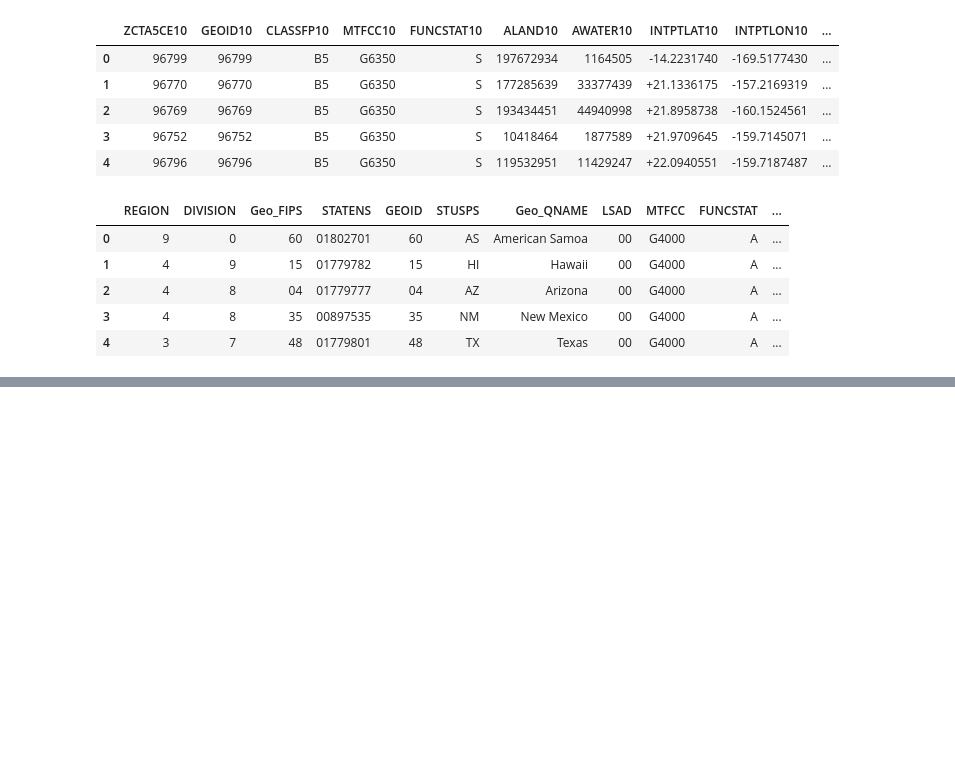
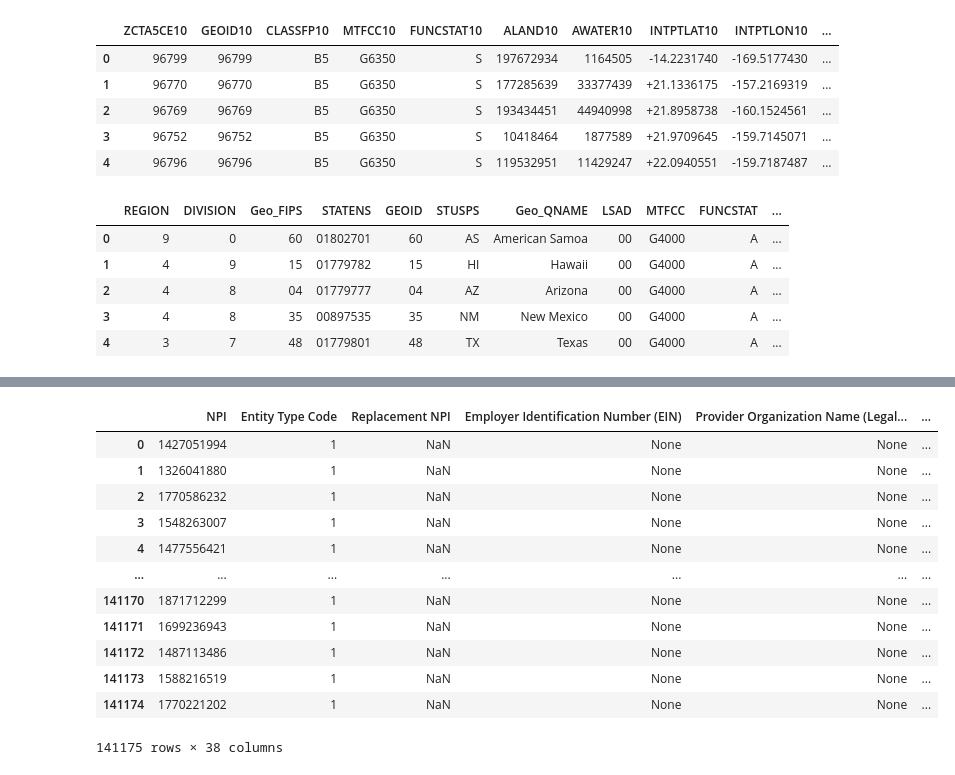
Before and after one commit to uchicago-dsi/pb-summer-lab-data, a Jupyter notebook: code/main.ipynb, the cells around one changed output, grey strips where cells are left out. Saved outputs shown, nothing was run; the diff lists cells and outputs as text; code cells hidden in the pictures; blank space fills up the shorter version.

```diff
--- a/code/main.ipynb
+++ b/code/main.ipynb
@@ -43,0 +119,17 @@ county.head()
+# %%
+vision_providers_minimal = pq.read_table(source='../data/vision_providers_minimal.parquet').to_pandas()
+vision_providers_minimal
+# %% [output]
+|  | NPI | Entity Type Code | Replacement NPI | Employer Identification Number (EIN) | Provider Organization Name (Legal... | ... |
+| 0 | 1427051994 | 1 | NaN | None | None | ... |
+| 1 | 1326041880 | 1 | NaN | None | None | ... |
+| 2 | 1770586232 | 1 | NaN | None | None | ... |
+| 3 | 1548263007 | 1 | NaN | None | None | ... |
+| 4 | 1477556421 | 1 | NaN | None | None | ... |
+| ... | ... | ... | ... | ... | ... | ... |
+| 141170 | 1871712299 | 1 | NaN | None | None | ... |
+| 141171 | 1699236943 | 1 | NaN | None | None | ... |
+| 141172 | 1487113486 | 1 | NaN | None | None | ... |
+| 141173 | 1588216519 | 1 | NaN | None | None | ... |
+| 141174 | 1770221202 | 1 | NaN | None | None | ... |
+141175 rows × 38 columns
```
Also changed, not shown: parts of 18 cells of this notebook.
